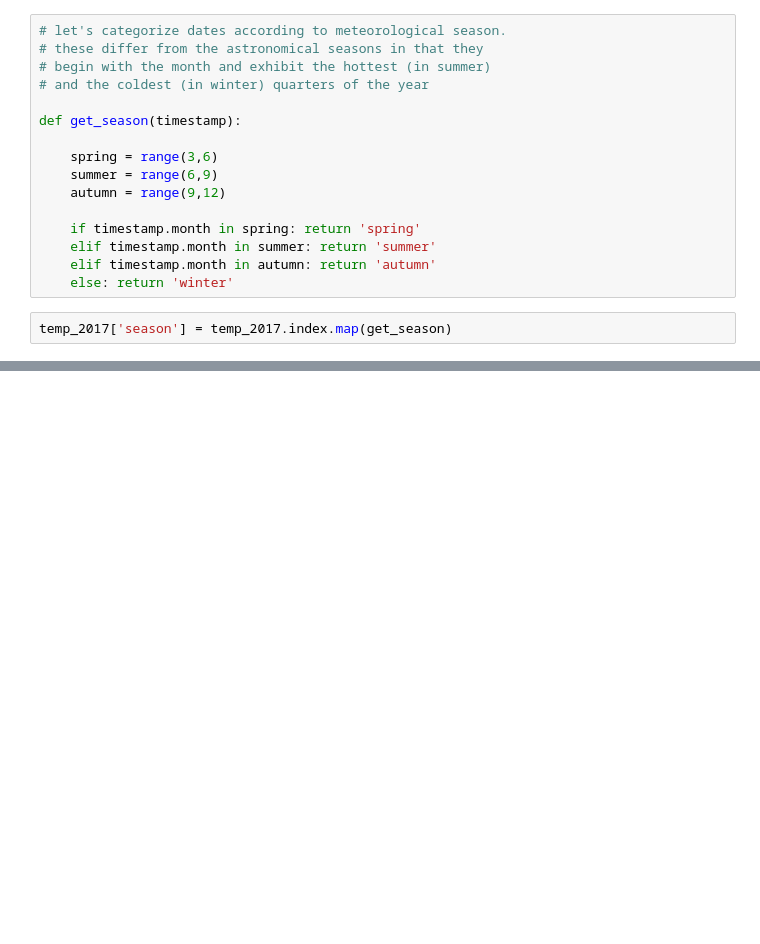
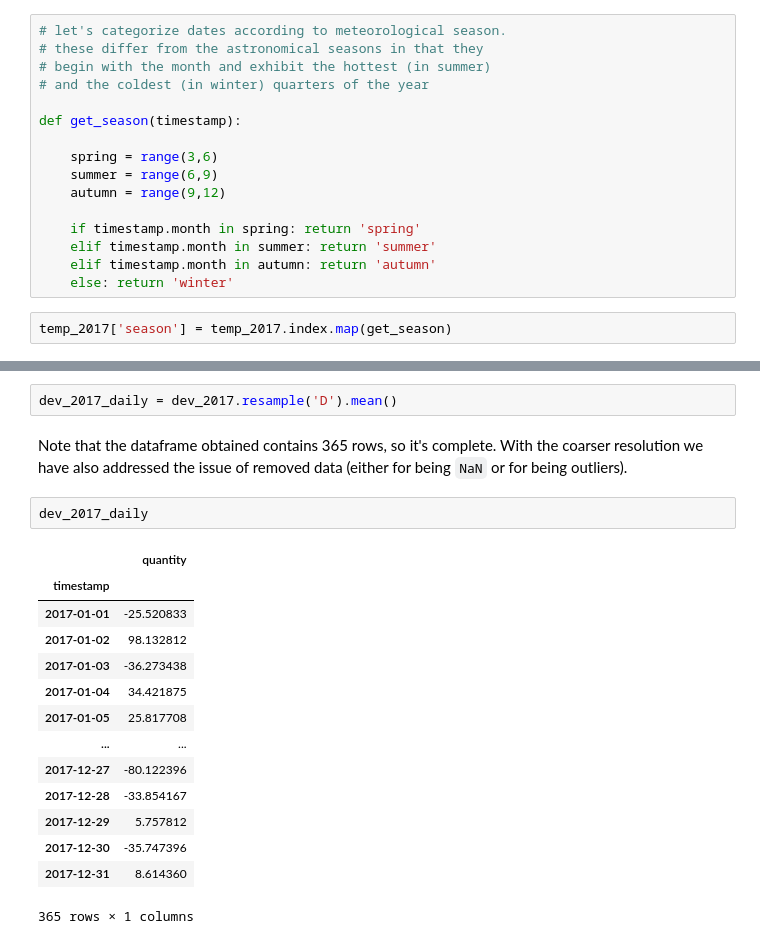
Before and after one commit to camilo-s/Aufgabe, a Jupyter notebook: aufgabe_draft.ipynb, the cells around one changed output, grey strips where cells are left out. Cells and saved outputs as stored; diff of their text form; blank space fills up the shorter version.

```diff
--- a/aufgabe_draft.ipynb
+++ b/aufgabe_draft.ipynb
@@ -1098,0 +485,21 @@ plt.scatter(temp_2017[temp_2017.index.map(get_season)=='winter']['deviation'], d
+# %%
+dev_2017_daily = dev_2017.resample('D').mean()
+# %% [markdown]
+Note that the dataframe obtained contains 365 rows, so it's complete. With the coarser resolution we have also addressed the issue of removed data (either for being `NaN` or for being outliers).
+# %%
+dev_2017_daily
+# %% [output]
+|  | quantity |
+| timestamp |  |
+| 2017-01-01 | -25.520833 |
+| 2017-01-02 | 98.132812 |
+| 2017-01-03 | -36.273438 |
+| 2017-01-04 | 34.421875 |
+| 2017-01-05 | 25.817708 |
+| ... | ... |
+| 2017-12-27 | -80.122396 |
+| 2017-12-28 | -33.854167 |
+| 2017-12-29 | 5.757812 |
+| 2017-12-30 | -35.747396 |
+| 2017-12-31 | 8.614360 |
+365 rows × 1 columns
```
Also changed, not shown: parts of 90 cells of this notebook.
